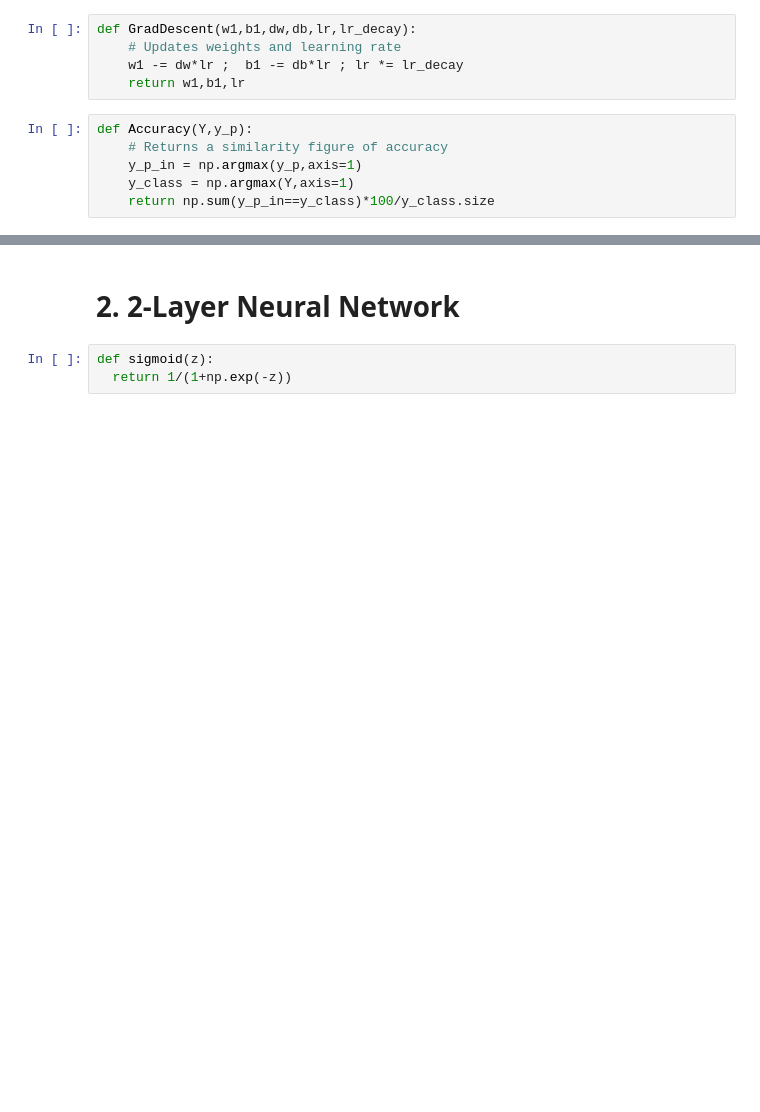
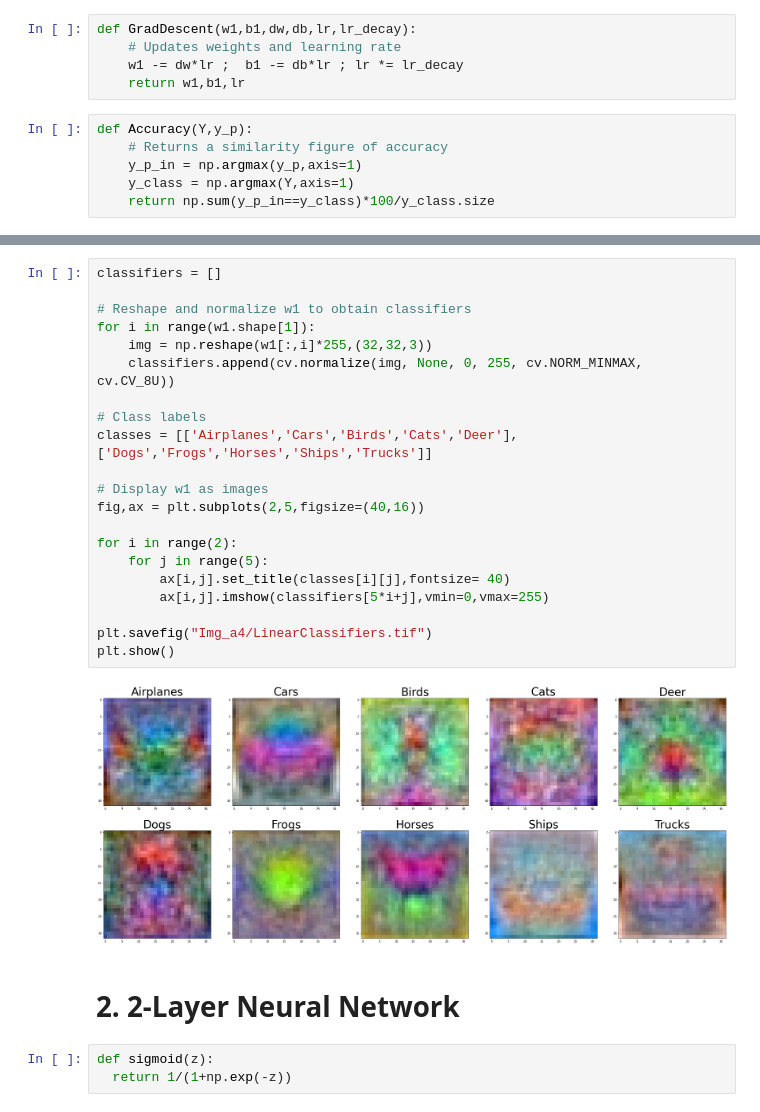
Before and after one commit to AmashiNiw/EN2550-Assignments, a Jupyter notebook: A04/180433E_a4.ipynb, the cells around one changed output, grey strips where cells are left out. Cells and saved outputs as stored; diff of their text form; blank space fills up the shorter version.

```diff
--- a/A04/180433E_a4.ipynb
+++ b/A04/180433E_a4.ipynb
@@ -185,3 +193,26 @@ Test Accuracy: 40.57
+# %%
+classifiers = []
+
+# Reshape and normalize w1 to obtain classifiers
+for i in range(w1.shape[1]):
+    img = np.reshape(w1[:,i]*255,(32,32,3))
+    classifiers.append(cv.normalize(img, None, 0, 255, cv.NORM_MINMAX, cv.CV_8U))
+
+# Class labels
+classes = [['Airplanes','Cars','Birds','Cats','Deer'],['Dogs','Frogs','Horses','Ships','Trucks']]
+
+# Display w1 as images
+fig,ax = plt.subplots(2,5,figsize=(40,16))
+
+for i in range(2):
+    for j in range(5):
+        ax[i,j].set_title(classes[i][j],fontsize= 40)
+        ax[i,j].imshow(classifiers[5*i+j],vmin=0,vmax=255)
+
+plt.savefig("Img_a4/LinearClassifiers.tif")
+plt.show()
+# %% [output]
+[figure, added]
 # %% [markdown]
 # 2. 2-Layer Neural Network
 # %%
```
Also changed, not shown: parts of 7 cells of this notebook, 2 other files.
